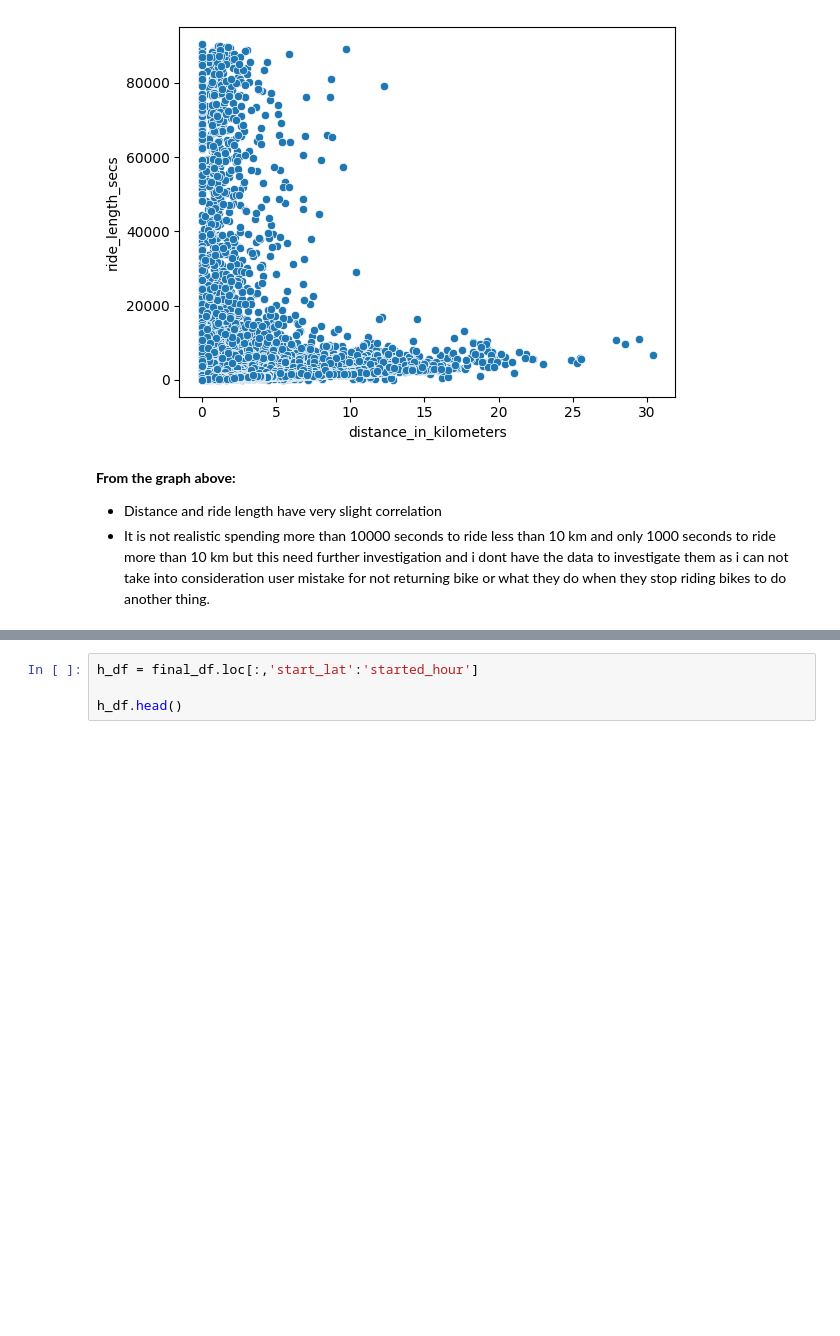
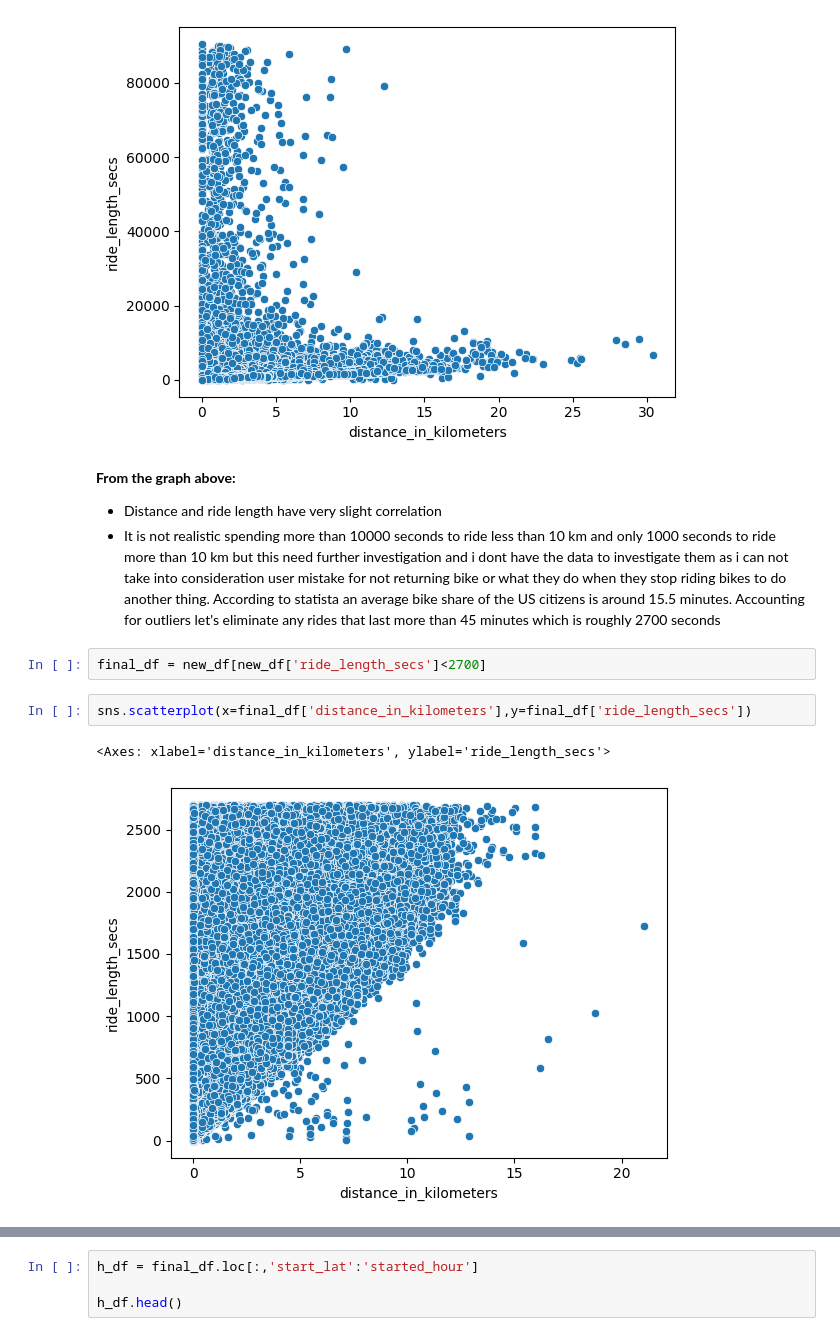
Before and after one commit to ndminh2003/Divvy_Bike_Case_Study_Analysis, a Jupyter notebook: divvy-casestudy.ipynb, the cells around one changed output, grey strips where cells are left out. Cells and saved outputs as stored; diff of their text form; blank space fills up the shorter version.

```diff
--- a/divvy-casestudy.ipynb
+++ b/divvy-casestudy.ipynb
@@ -430,4 +432,11 @@ sns.scatterplot(x=new_df['distance_in_kilometers'],y=new_df['ride_length_secs'])
 # %% [markdown]
 **From the graph above:**
 * Distance and ride length have very slight correlation
-* It is not realistic spending more than 10000 seconds to ride less than 10 km and only 1000 seconds to ride more than 10 km but this need further investigation and i dont have the data to investigate them as i can not take into consideration user mistake for not returning bike or what they do when they stop riding bikes to do another thing.
+* It is not realistic spending more than 10000 seconds to ride less than 10 km and only 1000 seconds to ride more than 10 km but this need further investigation and i dont have the data to investigate them as i can not take into consideration user mistake for not returning bike or what they do when they stop riding bikes to do another thing. According to statista an average bike share of the US citizens is around 15.5 minutes. Accounting for outliers let's eliminate any rides that last more than 45 minutes which is roughly 2700 seconds
+# %%
+final_df = new_df[new_df['ride_length_secs']<2700]
+# %%
+sns.scatterplot(x=final_df['distance_in_kilometers'],y=final_df['ride_length_secs'])
+# %% [output]
+<Axes: xlabel='distance_in_kilometers', ylabel='ride_length_secs'>
+[figure, added]
```
Also changed, not shown: parts of 33 cells of this notebook.
